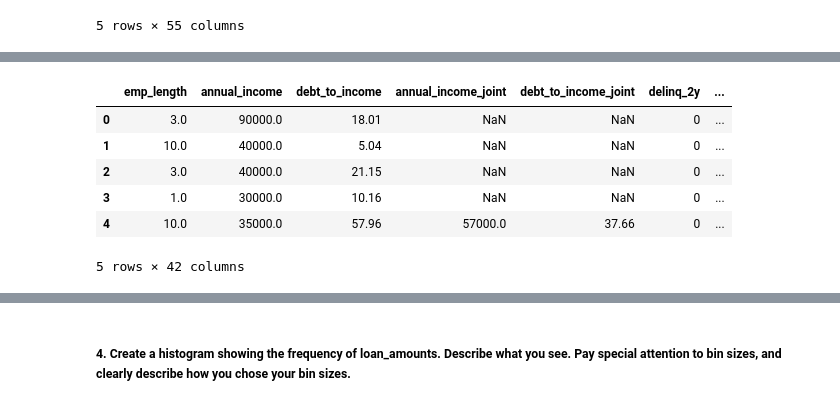
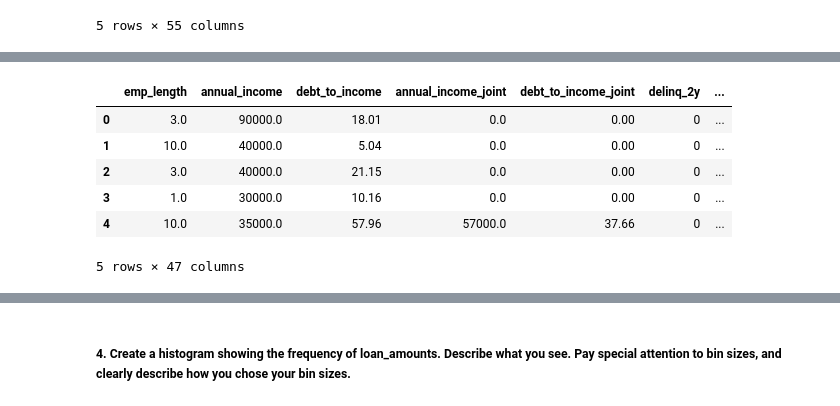
Before and after one commit to jmort16/week_12, a Jupyter notebook: wk_12_hmwk.ipynb, the cells around one changed output, grey strips where cells are left out. Drawn from its saved outputs; the diff is of its cells as text; code cells hidden in the pictures.

```diff
--- a/wk_12_hmwk.ipynb
+++ b/wk_12_hmwk.ipynb
@@ -88,0 +132,6 @@ False
+# %%
+# Fill NaNs and convert categorical to numerical
+loans_df['verification_income_joint'].unique()
+loans_df['verification_income_joint'] = loans_df['verification_income_joint'].fillna(0)
+loans_df['verification_income_joint_num'],x =pd.factorize(loans_df['verification_income_joint'])
+print(x, loans_df['verification_income_joint_num'])
@@ -89,12 +169,13 @@ False
 # %%
-#Remove categorical data from dataframe
+#Create dataframe with only numerical data and no NaNs
 num_loans = loans_df.select_dtypes(exclude='object')
-num_loans.head()
+filled_num_loans=num_loans.fillna(0)
+filled_num_loans.head()
 # %% [output]
 |  | emp_length | annual_income | debt_to_income | annual_income_joint | debt_to_income_joint | delinq_2y | ... |
-| 0 | 3.0 | 90000.0 | 18.01 | NaN | NaN | 0 | ... |
-| 1 | 10.0 | 40000.0 | 5.04 | NaN | NaN | 0 | ... |
-| 2 | 3.0 | 40000.0 | 21.15 | NaN | NaN | 0 | ... |
-| 3 | 1.0 | 30000.0 | 10.16 | NaN | NaN | 0 | ... |
+| 0 | 3.0 | 90000.0 | 18.01 | 0.0 | 0.00 | 0 | ... |
+| 1 | 10.0 | 40000.0 | 5.04 | 0.0 | 0.00 | 0 | ... |
+| 2 | 3.0 | 40000.0 | 21.15 | 0.0 | 0.00 | 0 | ... |
+| 3 | 1.0 | 30000.0 | 10.16 | 0.0 | 0.00 | 0 | ... |
 | 4 | 10.0 | 35000.0 | 57.96 | 57000.0 | 37.66 | 0 | ... |
-5 rows × 42 columns
+5 rows × 47 columns
```
Also changed, not shown: parts of 29 cells of this notebook.
